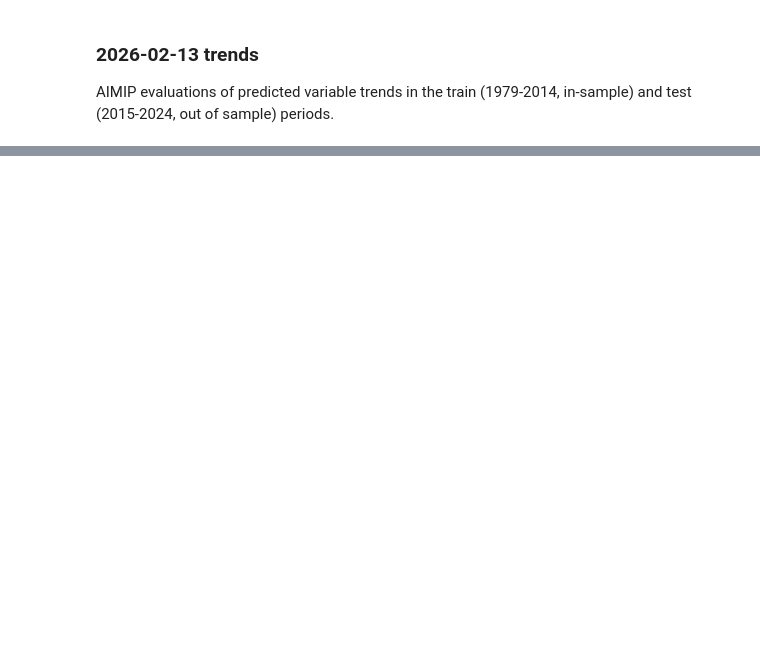
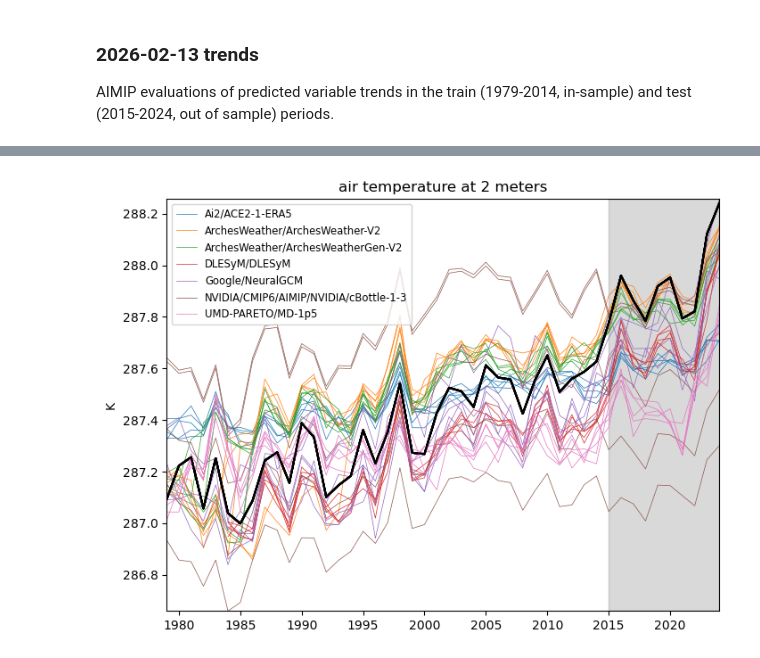
Before and after one commit to ai2cm/AIMIP, a Jupyter notebook: evaluations/2026-02-13-trends.ipynb, the cells around one changed output, grey strips where cells are left out. Saved outputs shown, nothing was run; the diff lists cells and outputs as text; code cells hidden in the pictures; blank space fills up the shorter version.

```diff
--- a/evaluations/2026-02-13-trends.ipynb
+++ b/evaluations/2026-02-13-trends.ipynb
@@ -345,3 +297,31 @@ fig.savefig(os.path.join(OUTDIR, f"trend_series_surface_vars.png"), bbox_inches=
+# %%
+# TMP2m only version of global+annual series plot
+fig, ax = plt.subplots(figsize=(8, 6))
+handles = []
+for i, experiment_submission in enumerate(regridded_global_annual_means.coords["experiment_submission"]):
+    h = regridded_global_annual_means['tas'].sel(experiment_submission=experiment_submission).plot(
+        ax=ax, hue='realization', color=colors[i], add_legend=False, lw=0.5
+    )
+    handles.append(h[0])
+    global_annual_mean_era5['tas'].plot(ax=ax, color='k', lw=1.5)
+scale_data = regridded_global_annual_means['tas']
+ylim = scale_data.min().item(), scale_data.max().item()
+xlim = 1979, 2024
+ax.fill_between([2015, xlim[1]], [ylim[0], ylim[0]], [ylim[1], ylim[1]], color='k', alpha=0.15, zorder=-1)
+ax.set_xlim([xlim[0], xlim[1]])
+ax.set_ylim([ylim[0], ylim[1]])
+ax.set_ylabel(f"{regridded_global_annual_means['tas'].attrs.get('units', '-')}")
+ax.set_title(f"{regridded_global_annual_means['tas'].attrs.get('long_name', surface_var)}")
+ax.set_xlabel(None)
+ax.legend(
+    handles,
+    regridded_global_annual_means.coords["experiment_submission"].values,
+    fontsize='small',
+)
+fig.patch.set_alpha(0.0)
+fig.savefig(os.path.join(OUTDIR, f"trend_series_tas.png"), bbox_inches='tight')
+# %% [output]
+[figure, added]
 # %%
 for pressure_var in pressure_vars:
     fig, ax = plt.subplots(figsize=(10, 4))
```
Also changed, not shown: parts of 19 cells of this notebook, 1 other file.
